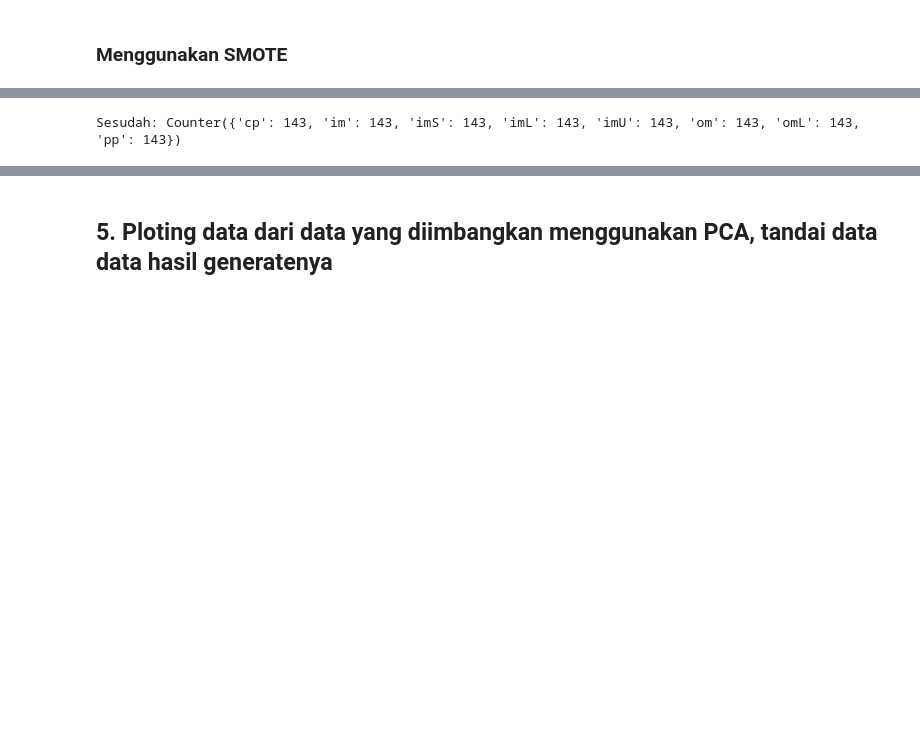
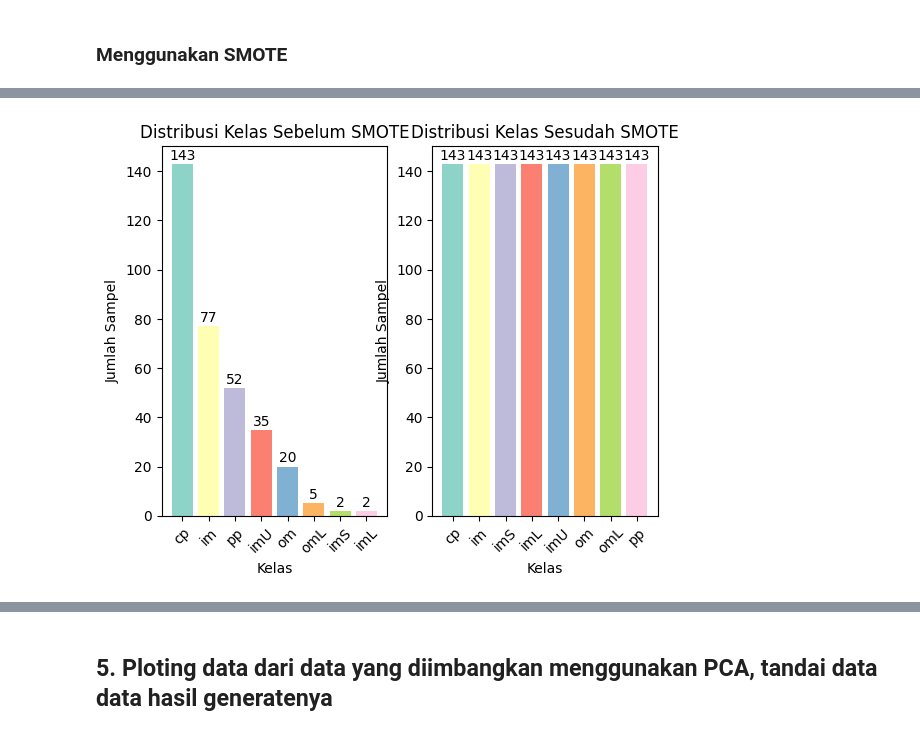
Before and after one commit to NaufalThariq01/Uranus, a Jupyter notebook: myfirstbook/_build/html/_sources/oversampling.ipynb, the cells around one changed output, grey strips where cells are left out. Cells and saved outputs as stored; diff of their text form; code cells hidden in the pictures; blank space fills up the shorter version.

```diff
--- a/myfirstbook/_build/html/_sources/oversampling.ipynb
+++ b/myfirstbook/_build/html/_sources/oversampling.ipynb
@@ -184,8 +240,15 @@ except Exception as e:
 # %% [markdown]
 ### Menggunakan SMOTE
 # %%
+class_distribution_before = df['class'].value_counts()
+
 smote = SMOTE(k_neighbors=1, random_state=42)
 X_resampled, y_resampled = smote.fit_resample(X, y)
+
+class_distribution_after = Counter(y_resampled)
+
 print("✅ SMOTE berhasil")
+print("Sebelum:", class_distribution_before)
+print("Sesudah:", class_distribution_after)
 # %% [output]
 ✅ SMOTE berhasil
@@ -192,5 +266,26 @@ print("✅ SMOTE berhasil")
 # %%
-# y_resampled_decoded = le.inverse_transform(y_resampled)
-print("Sesudah:", Counter(y_resampled))
+# Subplot 1: Sebelum SMOTE
+plt.subplot(1, 2, 1)
+plt.bar(class_distribution_before.index,
+        class_distribution_before.values,
+        color=plt.cm.Set3(np.arange(len(class_distribution_before))))
+plt.title('Distribusi Kelas Sebelum SMOTE')
+plt.xlabel('Kelas')
+plt.ylabel('Jumlah Sampel')
+plt.xticks(rotation=45)
+for i, (k, v) in enumerate(class_distribution_before.items()):
+    plt.text(i, v + 0.5, str(v), ha='center', va='bottom')
+
+# Subplot 2: Sesudah SMOTE
+plt.subplot(1, 2, 2)
+plt.bar(class_distribution_after.keys(),
+        class_distribution_after.values(),
+        color=plt.cm.Set3(np.arange(len(class_distribution_after))))
+plt.title('Distribusi Kelas Sesudah SMOTE')
+plt.xlabel('Kelas')
+plt.ylabel('Jumlah Sampel')
+plt.xticks(rotation=45)
+for i, (k, v) in enumerate(class_distribution_after.items()):
+    plt.text(i, v + 0.5, str(v), ha='center', va='bottom')
 # %% [output]
-Sesudah: Counter({'cp': 143, 'im': 143, 'imS': 143, 'imL': 143, 'imU': 143, 'om': 143, 'omL': 143, 'pp': 143})
+[figure, added]
```
Also changed, not shown: parts of 8 cells of this notebook, 50 other files.
